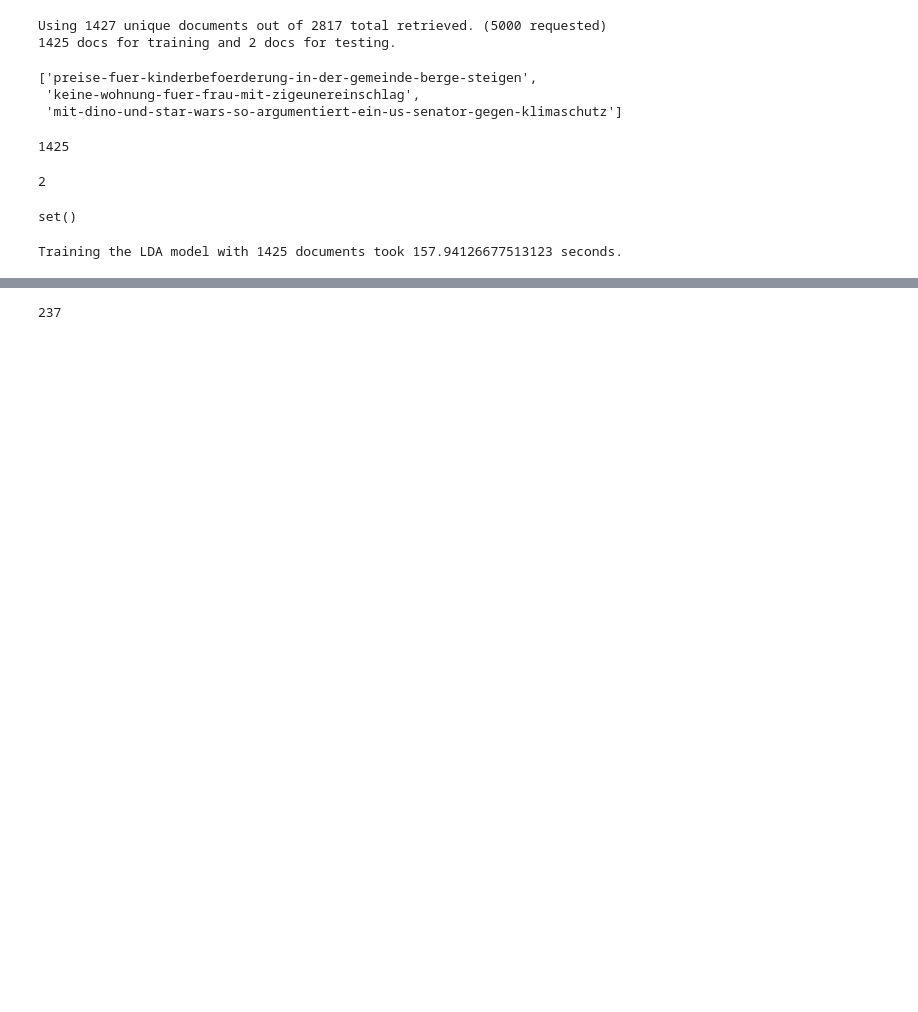
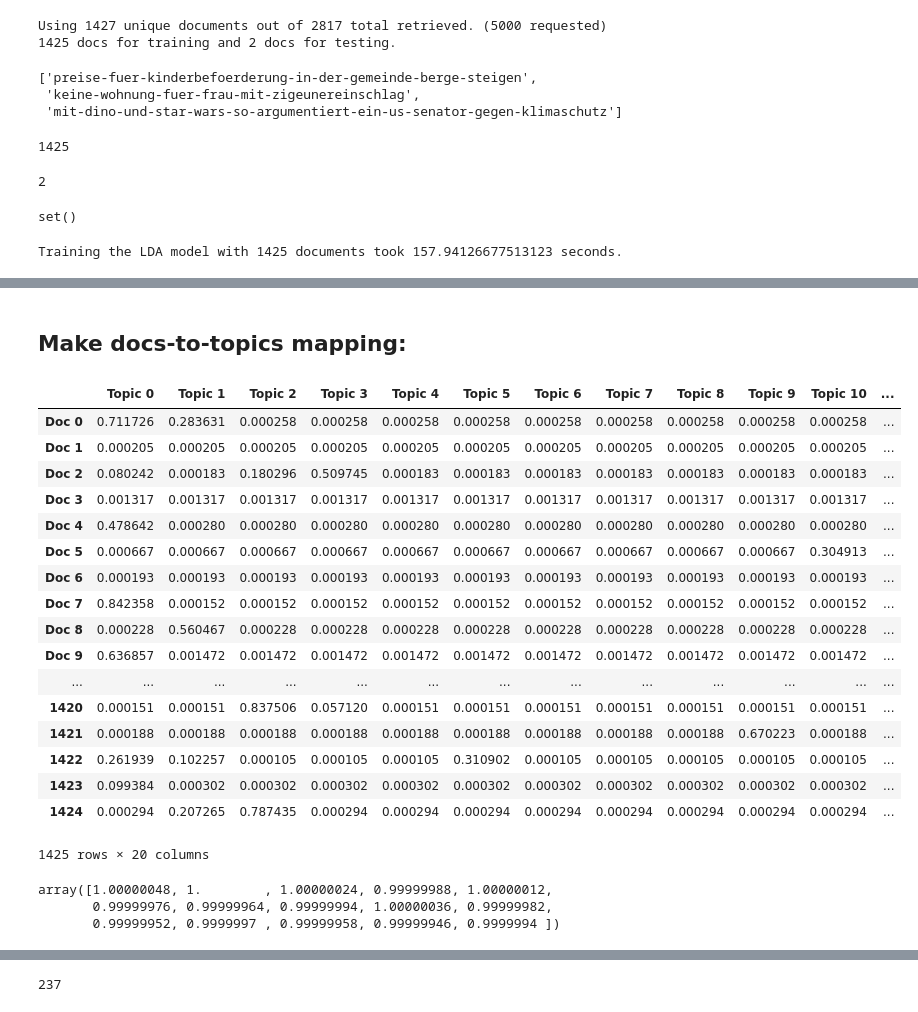
Before and after one commit to simonsthings/news_find_me_textmining, a Jupyter notebook: python/Textmining_NOZ.ipynb, the cells around one changed output, grey strips where cells are left out. Cells and saved outputs as stored; diff of their text form; code cells hidden in the pictures; blank space fills up the shorter version.

```diff
--- a/python/Textmining_NOZ.ipynb
+++ b/python/Textmining_NOZ.ipynb
@@ -226,3 +199,55 @@ def format_topics_sentences(ldamodel, corpus, texts):
     contents = pd.Series(texts)
     sent_topics_df = pd.concat([sent_topics_df, contents], axis=1)
     return(sent_topics_df)
+# %% [markdown]
+## Make docs-to-topics mapping:
+# %%
+def format_all_topics_for_documents(ldamodel, corpus, texts):
+    min_prob_backup = ldamodel.minimum_probability
+    ldamodel.minimum_probability = 0.0
+    # Init output
+    props_df = pd.DataFrame(columns=[i for i in range(NUM_TOPICS)], dtype='float64')
+
+    # Get main topic in each document
+    for i, row in enumerate(ldamodel[corpus]):
+        # print(row)
+        row = sorted(row, key=lambda x: (x[1]), reverse=True)
+        # Get the Dominant topic, Perc Contribution and Keywords for each document
+        for j, (topic_num, prop_topic) in enumerate(row):
+            props_df.loc[i, topic_num] = prop_topic
+#     props_df.columns = ['Dominant_Topic', 'Perc_Contribution', 'Topic_Keywords']
+
+    column_map = {topic_num: f"Topic {topic_num}" for topic_num in range(NUM_TOPICS)}
+    row_map = {doc_num: f"Doc {doc_num}" for doc_num in range(len(topics_df))}
+    props_df.rename(column_map, axis='columns', inplace=True)
+    props_df.rename(row_map, axis='index', inplace=True)
+
+    ldamodel.minimum_probability = min_prob_backup
+    return(props_df)
+props_df = format_all_topics_for_documents(ldamodel=ldamodel, corpus=doc_term_matrix, texts=doc_clean)
+props_df
+# %% [output]
+|  | Topic 0 | Topic 1 | Topic 2 | Topic 3 | Topic 4 | Topic 5 | Topic 6 | Topic 7 | Topic 8 | Topic 9 | Topic 10 | ... |
+| Doc 0 | 0.711726 | 0.283631 | 0.000258 | 0.000258 | 0.000258 | 0.000258 | 0.000258 | 0.000258 | 0.000258 | 0.000258 | 0.000258 | ... |
+| Doc 1 | 0.000205 | 0.000205 | 0.000205 | 0.000205 | 0.000205 | 0.000205 | 0.000205 | 0.000205 | 0.000205 | 0.000205 | 0.000205 | ... |
+| Doc 2 | 0.080242 | 0.000183 | 0.180296 | 0.509745 | 0.000183 | 0.000183 | 0.000183 | 0.000183 | 0.000183 | 0.000183 | 0.000183 | ... |
+| Doc 3 | 0.001317 | 0.001317 | 0.001317 | 0.001317 | 0.001317 | 0.001317 | 0.001317 | 0.001317 | 0.001317 | 0.001317 | 0.001317 | ... |
+| Doc 4 | 0.478642 | 0.000280 | 0.000280 | 0.000280 | 0.000280 | 0.000280 | 0.000280 | 0.000280 | 0.000280 | 0.000280 | 0.000280 | ... |
+| Doc 5 | 0.000667 | 0.000667 | 0.000667 | 0.000667 | 0.000667 | 0.000667 | 0.000667 | 0.000667 | 0.000667 | 0.000667 | 0.304913 | ... |
+| Doc 6 | 0.000193 | 0.000193 | 0.000193 | 0.000193 | 0.000193 | 0.000193 | 0.000193 | 0.000193 | 0.000193 | 0.000193 | 0.000193 | ... |
+| Doc 7 | 0.842358 | 0.000152 | 0.000152 | 0.000152 | 0.000152 | 0.000152 | 0.000152 | 0.000152 | 0.000152 | 0.000152 | 0.000152 | ... |
+| Doc 8 | 0.000228 | 0.560467 | 0.000228 | 0.000228 | 0.000228 | 0.000228 | 0.000228 | 0.000228 | 0.000228 | 0.000228 | 0.000228 | ... |
+| Doc 9 | 0.636857 | 0.001472 | 0.001472 | 0.001472 | 0.001472 | 0.001472 | 0.001472 | 0.001472 | 0.001472 | 0.001472 | 0.001472 | ... |
+| ... | ... | ... | ... | ... | ... | ... | ... | ... | ... | ... | ... | ... |
+| 1420 | 0.000151 | 0.000151 | 0.837506 | 0.057120 | 0.000151 | 0.000151 | 0.000151 | 0.000151 | 0.000151 | 0.000151 | 0.000151 | ... |
+| 1421 | 0.000188 | 0.000188 | 0.000188 | 0.000188 | 0.000188 | 0.000188 | 0.000188 | 0.000188 | 0.000188 | 0.670223 | 0.000188 | ... |
+| 1422 | 0.261939 | 0.102257 | 0.000105 | 0.000105 | 0.000105 | 0.310902 | 0.000105 | 0.000105 | 0.000105 | 0.000105 | 0.000105 | ... |
+| 1423 | 0.099384 | 0.000302 | 0.000302 | 0.000302 | 0.000302 | 0.000302 | 0.000302 | 0.000302 | 0.000302 | 0.000302 | 0.000302 | ... |
+| 1424 | 0.000294 | 0.207265 | 0.787435 | 0.000294 | 0.000294 | 0.000294 | 0.000294 | 0.000294 | 0.000294 | 0.000294 | 0.000294 | ... |
+1425 rows × 20 columns
+# %%
+props_df.sum(axis=1).unique()
+# %% [output]
+array([1.00000048, 1.        , 1.00000024, 0.99999988, 1.00000012,
+       0.99999976, 0.99999964, 0.99999994, 1.00000036, 0.99999982,
+       0.99999952, 0.9999997 , 0.99999958, 0.99999946, 0.9999994 ])
```
Also changed, not shown: parts of 25 cells of this notebook.
